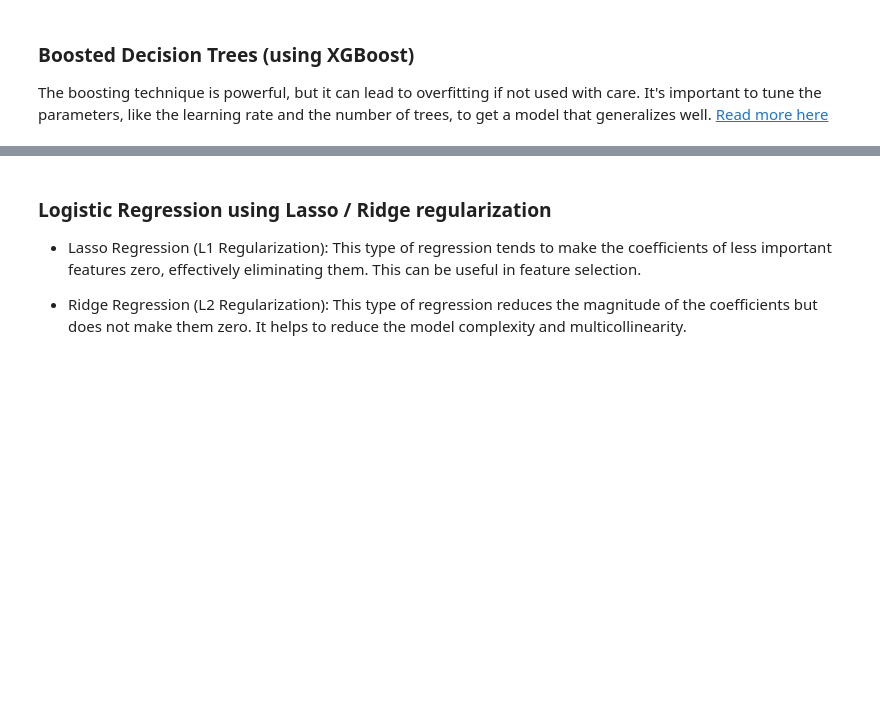
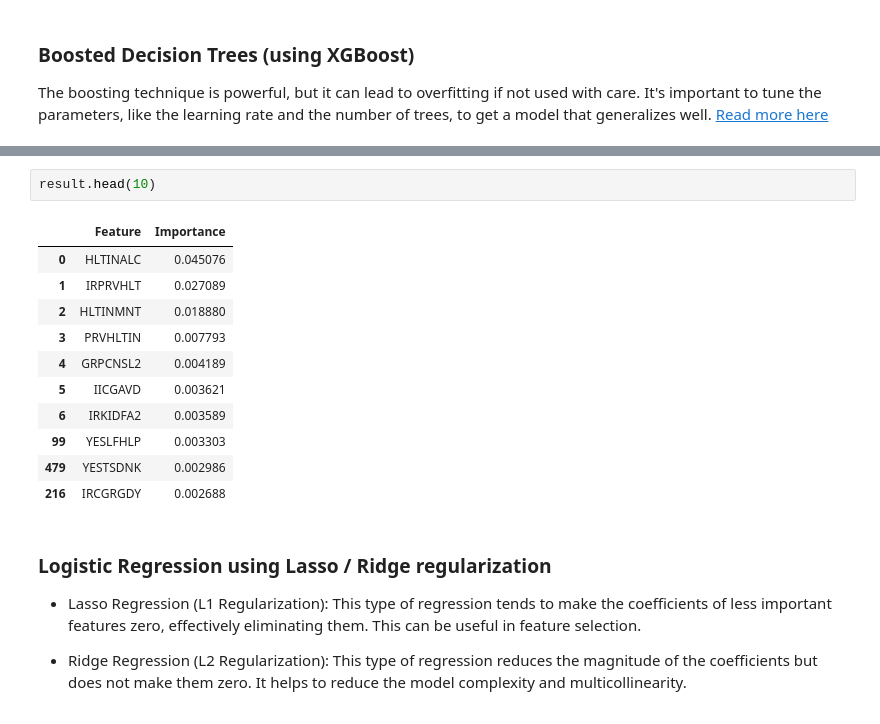
Before and after one commit to natdosan/Deloitte-Case-Study, a Jupyter notebook: code/DataCleaning copy.ipynb, the cells around one changed output, grey strips where cells are left out. Cells and saved outputs as stored; diff of their text form; blank space fills up the shorter version.

Commit message:
Fix: bug, add dataframe of top 10 features

```diff
--- a/code/DataCleaning copy.ipynb
+++ b/code/DataCleaning copy.ipynb
@@ -459,3 +449,17 @@ Accuracy:  0.8079710144927537
+# %%
+result.head(10)
+# %% [output]
+|  | Feature | Importance |
+| 0 | HLTINALC | 0.045076 |
+| 1 | IRPRVHLT | 0.027089 |
+| 2 | HLTINMNT | 0.018880 |
+| 3 | PRVHLTIN | 0.007793 |
+| 4 | GRPCNSL2 | 0.004189 |
+| 5 | IICGAVD | 0.003621 |
+| 6 | IRKIDFA2 | 0.003589 |
+| 99 | YESLFHLP | 0.003303 |
+| 479 | YESTSDNK | 0.002986 |
+| 216 | IRCGRGDY | 0.002688 |
 # %% [markdown]
 ### Logistic Regression using Lasso / Ridge regularization
 
```
Also changed, not shown: parts of 9 cells of this notebook, 1 other file.
